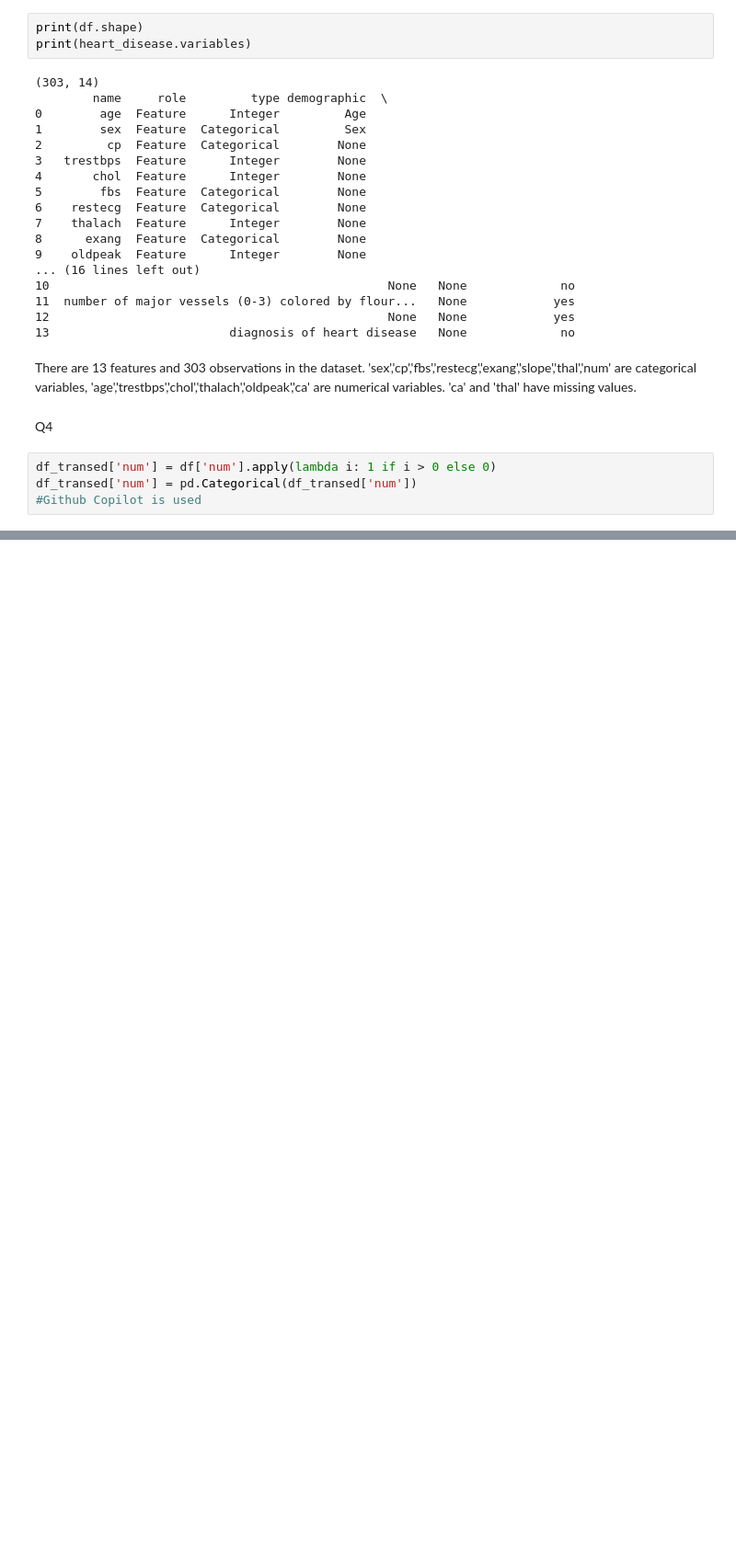
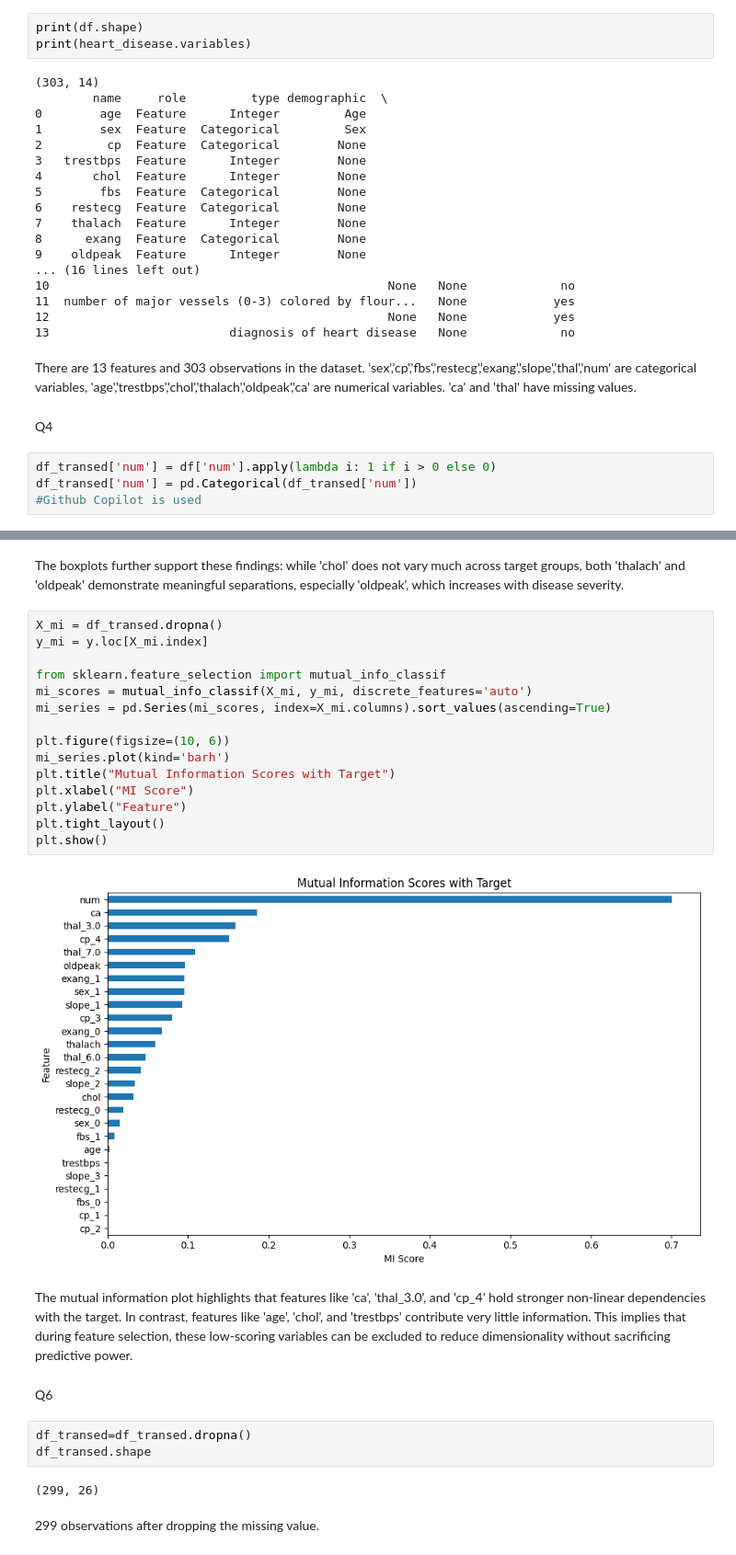
Before and after one commit to YuanfuHuang/Assignment6, a Jupyter notebook: Assignment6.ipynb, the cells around one changed output, grey strips where cells are left out. Shown at 92% size. Cells and saved outputs as stored; diff of their text form; blank space fills up the shorter version.

```diff
--- a/Assignment6.ipynb
+++ b/Assignment6.ipynb
@@ -107,0 +143,30 @@ df_transed['num'] = pd.Categorical(df_transed['num'])
+# %% [markdown]
+The boxplots further support these findings: while 'chol' does not vary much across target groups, both 'thalach' and 'oldpeak' demonstrate meaningful separations, especially 'oldpeak', which increases with disease severity.
+# %%
+X_mi = df_transed.dropna()
+y_mi = y.loc[X_mi.index]
+
+from sklearn.feature_selection import mutual_info_classif
+mi_scores = mutual_info_classif(X_mi, y_mi, discrete_features='auto')
+mi_series = pd.Series(mi_scores, index=X_mi.columns).sort_values(ascending=True)
+
+plt.figure(figsize=(10, 6))
+mi_series.plot(kind='barh')
+plt.title("Mutual Information Scores with Target")
+plt.xlabel("MI Score")
+plt.ylabel("Feature")
+plt.tight_layout()
+plt.show()
+# %% [output]
+[figure, added]
+# %% [markdown]
+The mutual information plot highlights that features like 'ca', 'thal_3.0', and 'cp_4' hold stronger non-linear dependencies with the target. In contrast, features like 'age', 'chol', and 'trestbps' contribute very little information. This implies that during feature selection, these low-scoring variables can be excluded to reduce dimensionality without sacrificing predictive power.
+# %% [markdown]
+Q6
+# %%
+df_transed=df_transed.dropna()
+df_transed.shape
+# %% [output]
+(299, 26)
+# %% [markdown]
+299 observations after dropping the missing value.
```
Also changed, not shown: parts of 9 cells of this notebook.
